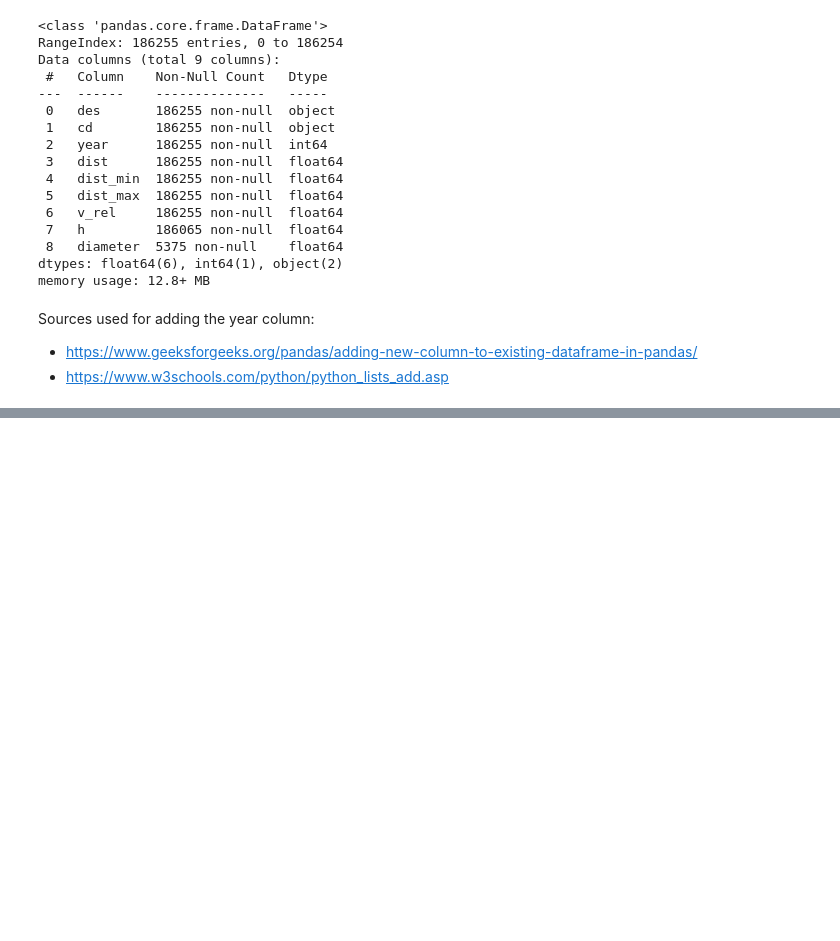
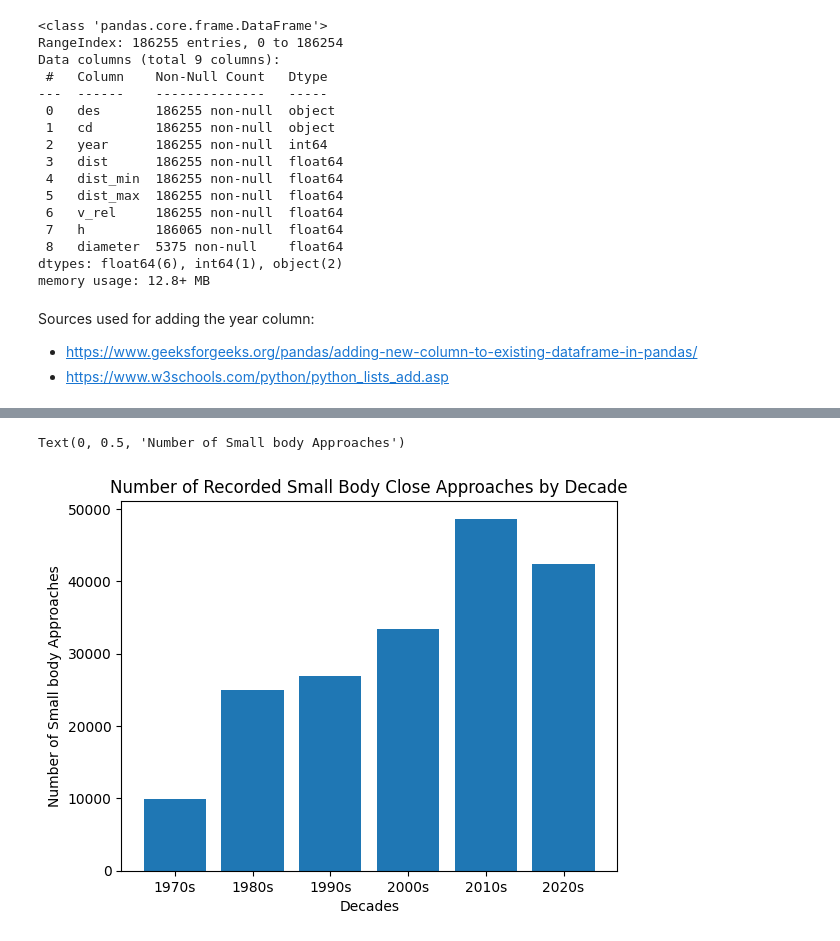
Before and after one commit to benteMarij/DSRP-Small-Body-Close-Approaches-BMdZ, a Jupyter notebook: BMdZ_DSRP_Colab_Small_Body_Close_Approaches.ipynb, the cells around one changed output, grey strips where cells are left out. Cells and saved outputs as stored; diff of their text form; code cells hidden in the pictures; blank space fills up the shorter version.

```diff
--- a/BMdZ_DSRP_Colab_Small_Body_Close_Approaches.ipynb
+++ b/BMdZ_DSRP_Colab_Small_Body_Close_Approaches.ipynb
@@ -161,0 +218,13 @@ Sources used for adding the year column:
+# %%
+decNum = []
+index = 0
+for group in dec:
+  decNum.append(len(df[df['decade'] == group]))
+
+plt.bar(dec, decNum)
+plt.title('Number of Recorded Small Body Close Approaches by Decade')
+plt.xlabel('Decades')
+plt.ylabel('Number of Small body Approaches')
+# %% [output]
+Text(0, 0.5, 'Number of Small body Approaches')
+[figure, added]
```
Also changed, not shown: parts of 12 cells of this notebook.
